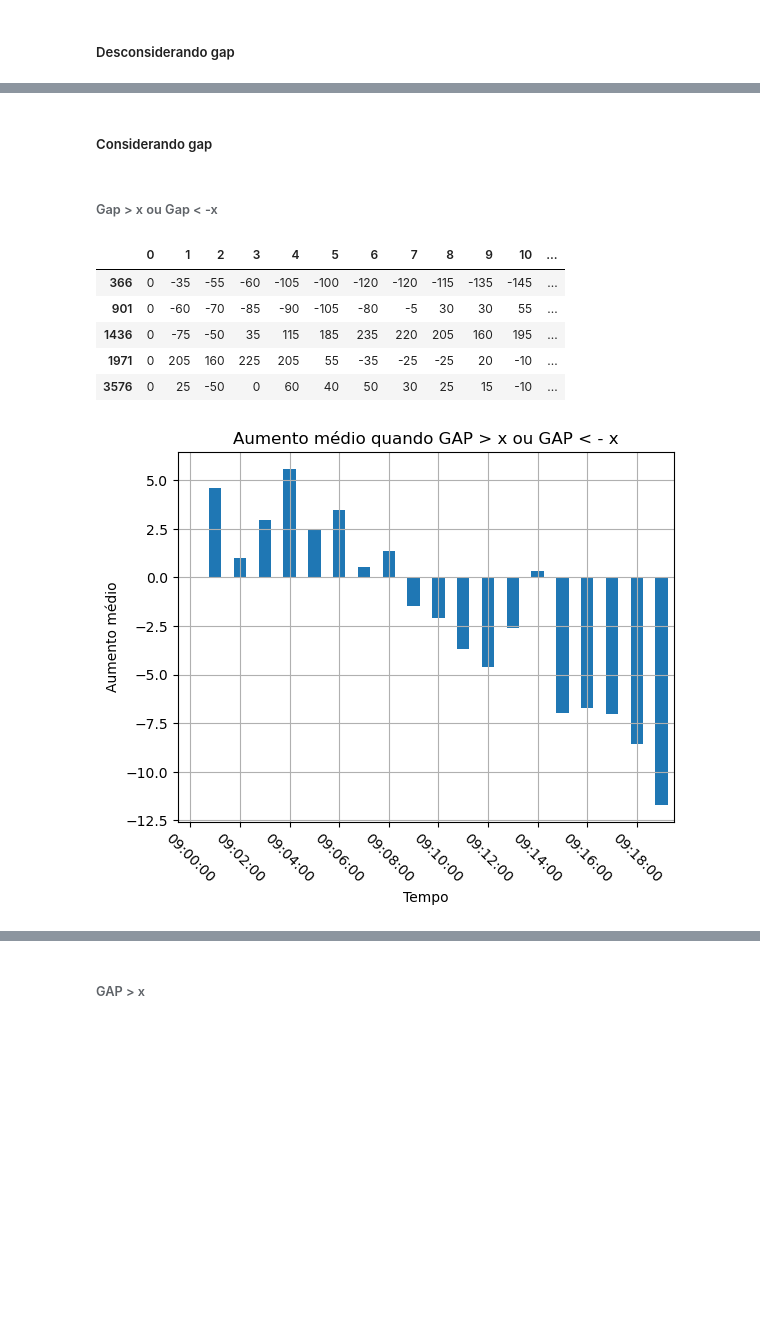
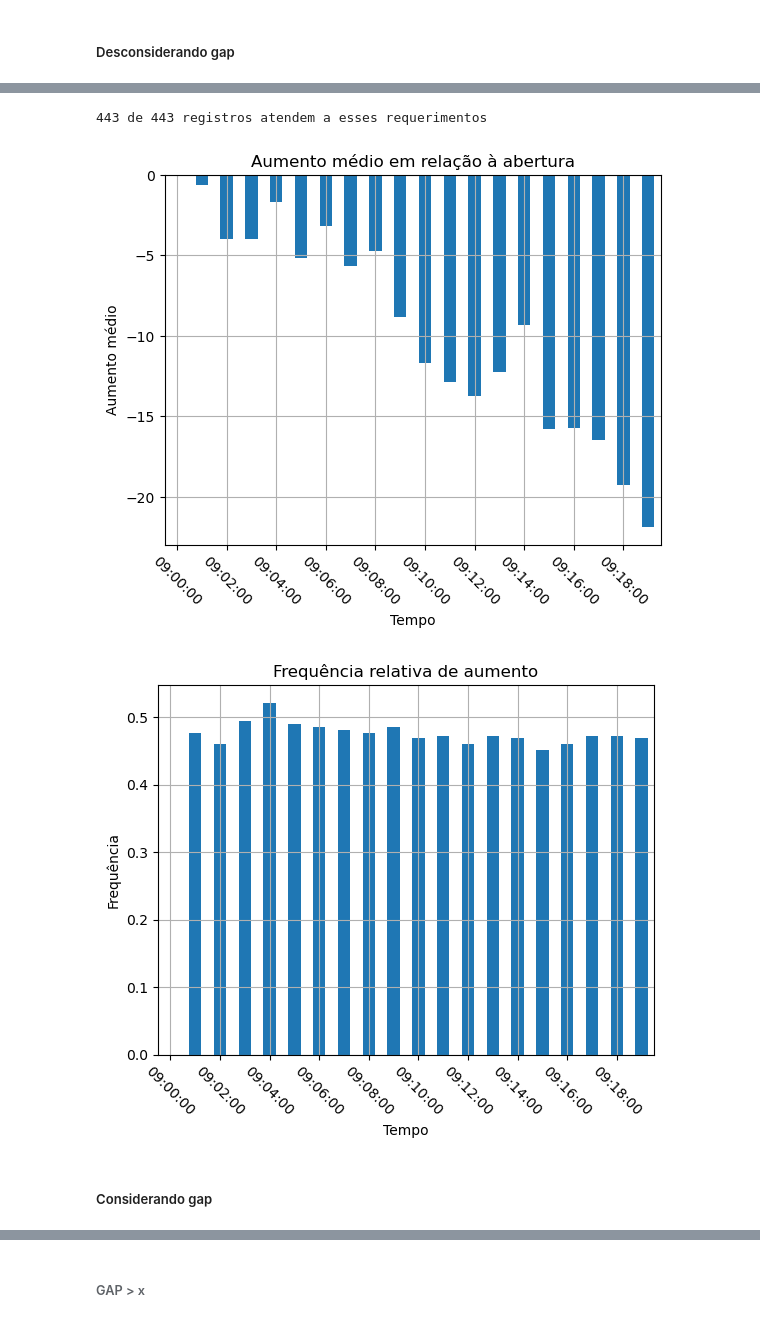
Before and after one commit to enzocunha/Datascience, a Jupyter notebook: T2/AnáliseWIN.ipynb, the cells around one changed output, grey strips where cells are left out. Saved outputs shown, nothing was run; the diff lists cells and outputs as text; code cells hidden in the pictures; blank space fills up the shorter version.

```diff
--- a/T2/AnáliseWIN.ipynb
+++ b/T2/AnáliseWIN.ipynb
@@ -214,5 +278,25 @@ def bar_plot(series, title, xlabel, ylabel):
 
     # Display the plot
     plt.show()
+
+def plot_query(query='', titulo_aumento='Aumento médio em relação à abertura'):
+    # Obtendo dados que atendem aos requerimentos
+
+    if not query:
+        indexes = df_gap_0900.index
+    else:
+        indexes = df_gap_0900.query(query).index
+    print(f'{len(indexes)} de {len(df_gap_0900)} registros atendem a esses requerimentos')
+
+    # Organizando dados para serem plotados
+    df = return_20_next(indexes)
+    df_aumento = df.sub(df[0], axis=0)
+    bar_plot(df_aumento.mean(), titulo_aumento, 'Tempo', 'Aumento médio')
+
+    tag = np.where(df_aumento > 0, 1, 0)
+    df_tag = pd.DataFrame(data=tag)
+    df_tag.index = df_aumento.index
+    relative_frequency = df_tag.sum() / df_tag.shape[0]
+    bar_plot(relative_frequency, 'Frequência relativa de aumento', 'Tempo', 'Frequência')
 # %% [markdown]
 ##### Desconsiderando gap
@@ -233,5 +303,9 @@ bar_plot(df_aumento.mean(), 'Aumento médio em relação à abertura', 'Tempo',
+# %%
+plot_query()
+# %% [output]
+443 de 443 registros atendem a esses requerimentos
+[figure, added]
+[figure, added]
 # %% [markdown]
 ##### Considerando gap
-# %% [markdown]
-###### Gap > x ou Gap < -x
 # %%
@@ -239,16 +312,0 @@ GAP = 100
-# %%
-indexes = df_gap_0900.query('GAP > @GAP or GAP < - @GAP').index
-df_aumento_gap_maior_menor = return_20_next(indexes)
-df_aumento_maior_menor = df_aumento_gap_maior_menor.sub(df_aumento_gap_maior_menor[0], axis=0)
-df_aumento_maior_menor.head()
-# %% [output]
-|  | 0 | 1 | 2 | 3 | 4 | 5 | 6 | 7 | 8 | 9 | 10 | ... |
-| 366 | 0 | -35 | -55 | -60 | -105 | -100 | -120 | -120 | -115 | -135 | -145 | ... |
-| 901 | 0 | -60 | -70 | -85 | -90 | -105 | -80 | -5 | 30 | 30 | 55 | ... |
-| 1436 | 0 | -75 | -50 | 35 | 115 | 185 | 235 | 220 | 205 | 160 | 195 | ... |
-| 1971 | 0 | 205 | 160 | 225 | 205 | 55 | -35 | -25 | -25 | 20 | -10 | ... |
-| 3576 | 0 | 25 | -50 | 0 | 60 | 40 | 50 | 30 | 25 | 15 | -10 | ... |
-# %%
-bar_plot(df_aumento_maior_menor.mean(), 'Aumento médio quando GAP > x ou GAP < - x', 'Tempo', 'Aumento médio')
-# %% [output]
-[figure, removed]
```
Also changed, not shown: parts of 37 cells of this notebook.
